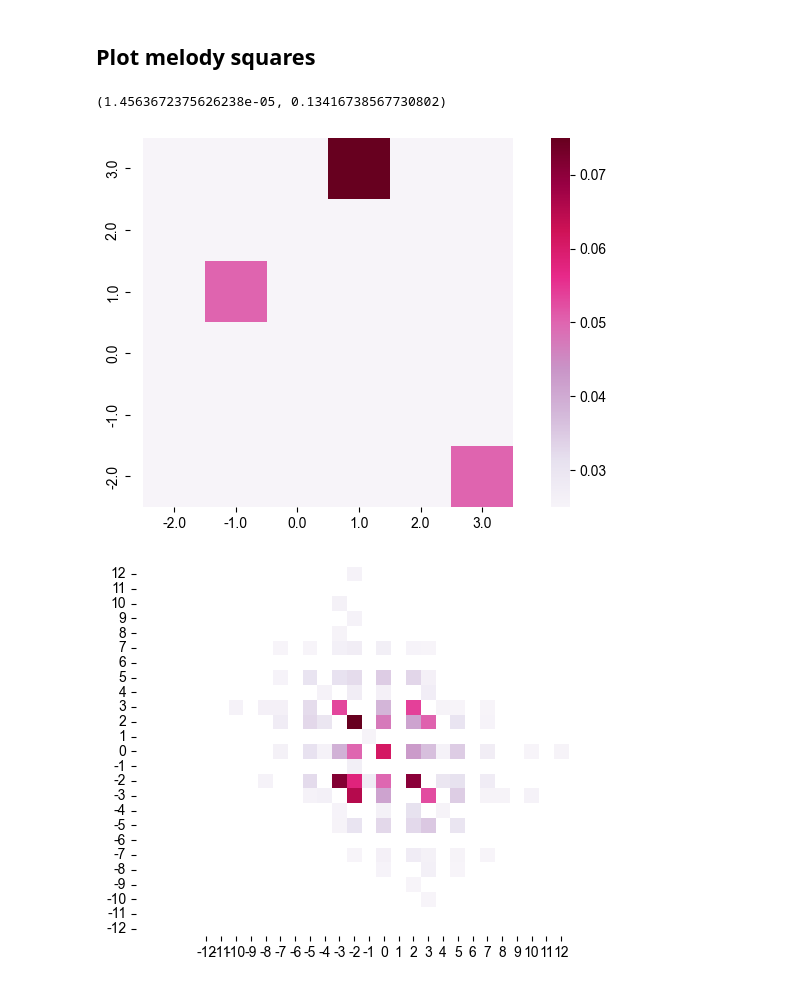
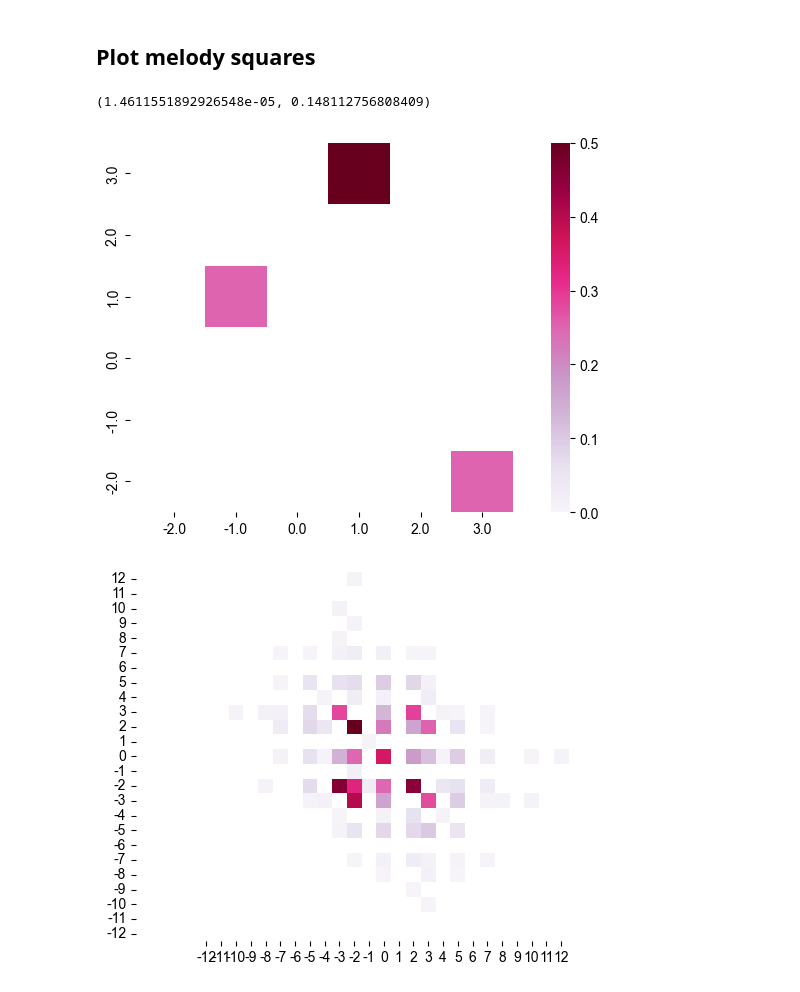
Before and after one commit to bacor/melody-squares, a Jupyter notebook: notebooks/melody-squares.ipynb, the cells around one changed output. Drawn from its saved outputs; the diff is of its cells as text; code cells hidden in the pictures.

```diff
--- a/notebooks/melody-squares.ipynb
+++ b/notebooks/melody-squares.ipynb
@@ -80,7 +80,7 @@ onsets, pitches = load_data(CORPORA[0])
 from collections import Counter
 from itertools import product
 
-def motif_histogram(motifs, min_value=None, max_value=None, normalize=True, smooth=1):
+def motif_histogram(motifs, min_value=None, max_value=None, normalize=True, smooth=0):
     if min_value is None: min_value = np.floor(motifs.min())
     if max_value is None: max_value = np.ceil(motifs.max())
     dim = motifs.shape[1]
@@ -117,15 +117,15 @@ vmin = np.min([h[h>0].min().min() for h in collect_histograms()])
 vmax = np.max([h[h>0].max().max() for h in collect_histograms()])
 vmin, vmax
 # %% [output]
-(1.4563672375626238e-05, 0.13416738567730802)
+(1.4611551892926548e-05, 0.148112756808409)
 # %%
 from matplotlib.colors import LogNorm
 
 def show_melodic_motif_histogram(hist, mask_zero=True, **kwargs):
     _kwargs = dict(cmap='PuRd', cbar=False, ax=plt.gca())
     _kwargs.update(kwargs)
-    # if mask_zero: _kwargs['mask'] = hist == 0
-    _kwargs['vmin'] = hist.min().min()
+    if mask_zero: _kwargs['mask'] = hist == 0
+    # _kwargs['vmin'] = hist.min().min()
     ax = _kwargs['ax']
     sns.heatmap(hist, **_kwargs)
     ax.axis('equal')
@@ -148,11 +148,11 @@ def plot_melodic_motif_histogram(corpus, repeats=True, range=12, decorate=True,
         plt.axis('off')
 # %%
 # Dummy data to check plotting works as expected
-hist, values = motif_histogram(np.array([[1, 3], [1, 3], [-1, 1], [3, -2]]), smooth=1)
+hist, values = motif_histogram(np.array([[1, 3], [1, 3], [-1, 1], [3, -2]]), smooth=0)
 hist = pd.DataFrame(hist, index=values, columns=values).sort_index(ascending=False)
 show_melodic_motif_histogram(hist, vmin=0, vmax=None, cbar=True)
 # %% [output]
-[figure, old version]
+[figure, new version]
 # %%
 corpus = 'essen-china-han'
 _, pitches = load_data(corpus, repeats=True)
```
Also changed, not shown: parts of 10 cells of this notebook.
